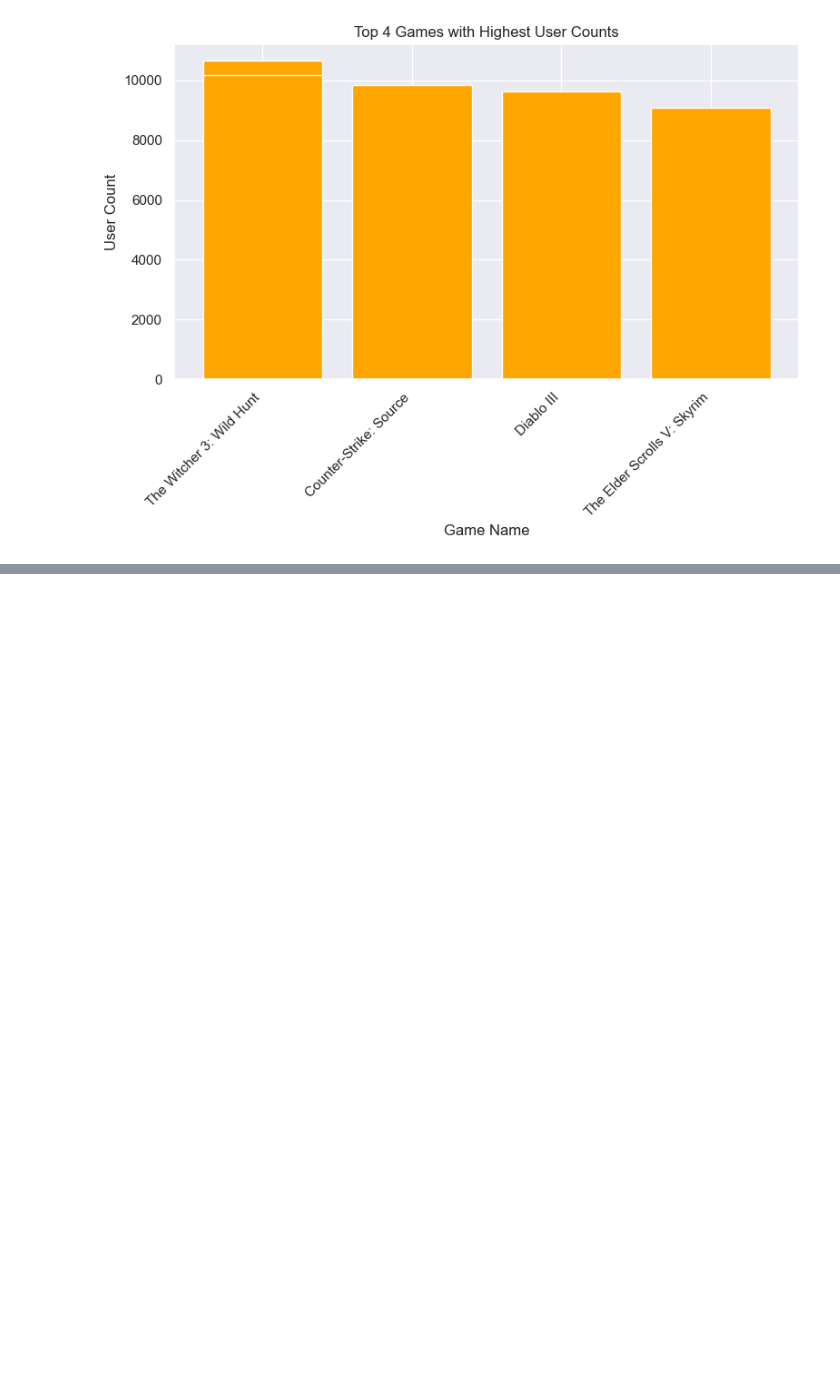
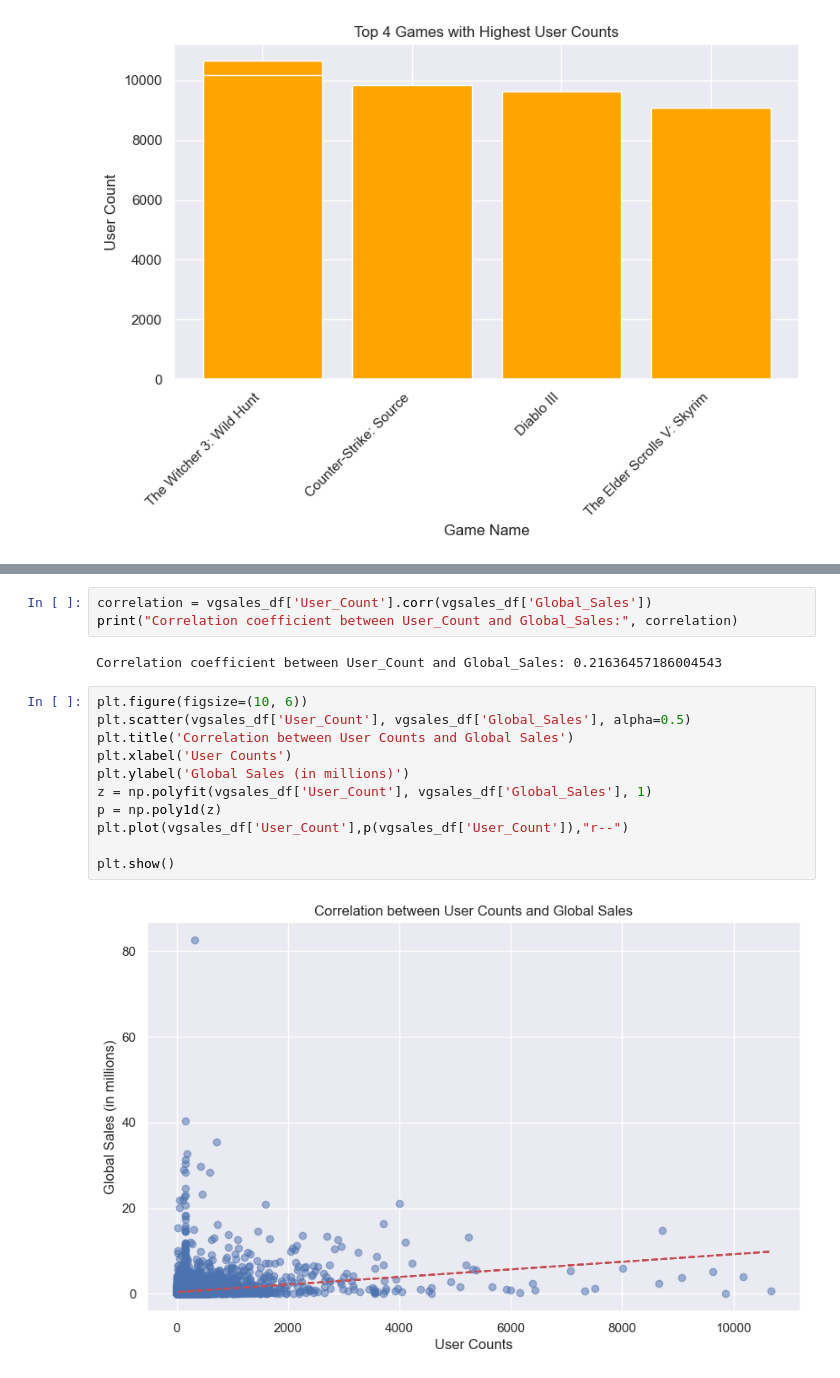
Before and after one commit to ashammar1/Data-Visualisation, a Jupyter notebook: Alaa_Shammary_DVisualHDip_CA1.ipynb, the cells around one changed output, grey strips where cells are left out. Cells and saved outputs as stored; diff of their text form; blank space fills up the shorter version.

```diff
--- a/Alaa_Shammary_DVisualHDip_CA1.ipynb
+++ b/Alaa_Shammary_DVisualHDip_CA1.ipynb
@@ -497,0 +522,18 @@ plt.show()
+# %%
+correlation = vgsales_df['User_Count'].corr(vgsales_df['Global_Sales'])
+print("Correlation coefficient between User_Count and Global_Sales:", correlation)
+# %% [output]
+Correlation coefficient between User_Count and Global_Sales: 0.21636457186004543
+# %%
+plt.figure(figsize=(10, 6))
+plt.scatter(vgsales_df['User_Count'], vgsales_df['Global_Sales'], alpha=0.5)
+plt.title('Correlation between User Counts and Global Sales')
+plt.xlabel('User Counts')
+plt.ylabel('Global Sales (in millions)')
+z = np.polyfit(vgsales_df['User_Count'], vgsales_df['Global_Sales'], 1)
+p = np.poly1d(z)
+plt.plot(vgsales_df['User_Count'],p(vgsales_df['User_Count']),"r--")
+
+plt.show()
+# %% [output]
+[figure, added]
```
Also changed, not shown: parts of 71 cells of this notebook.
